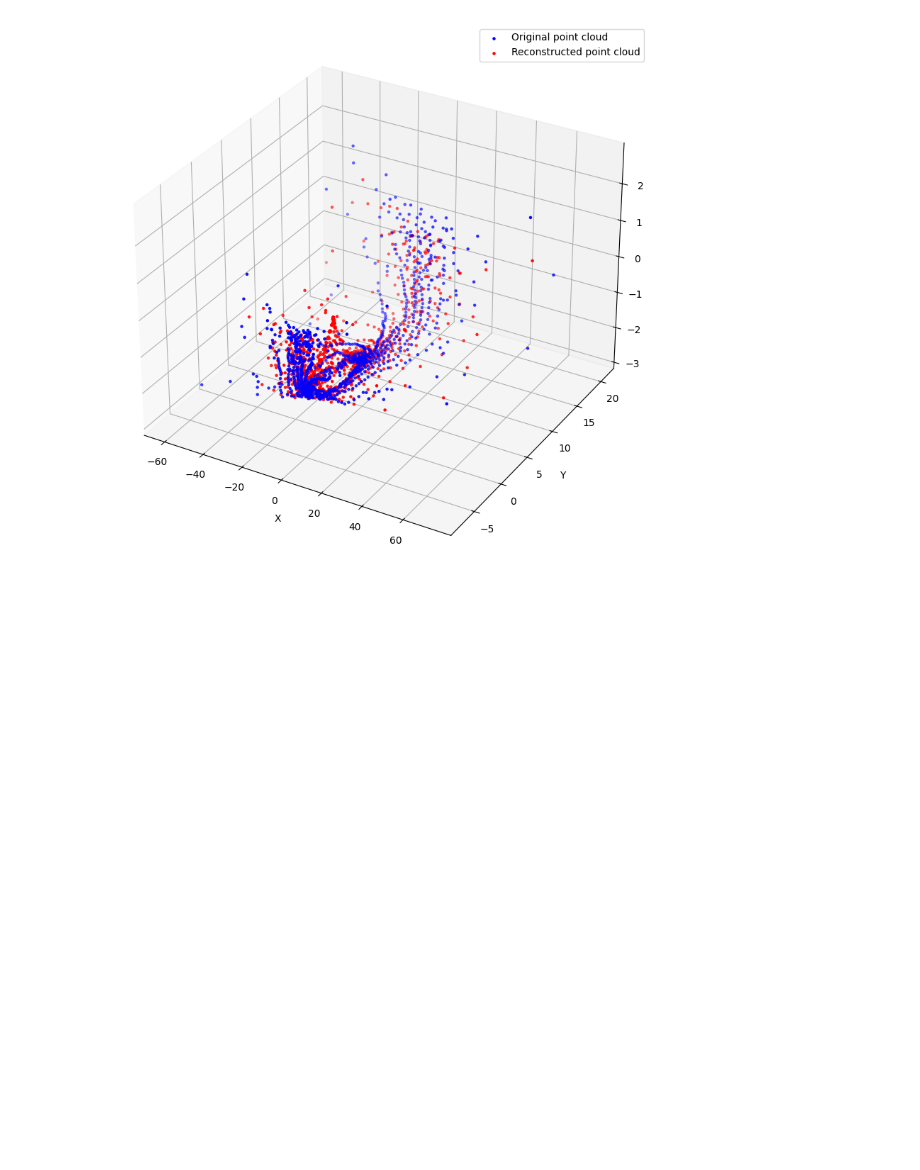
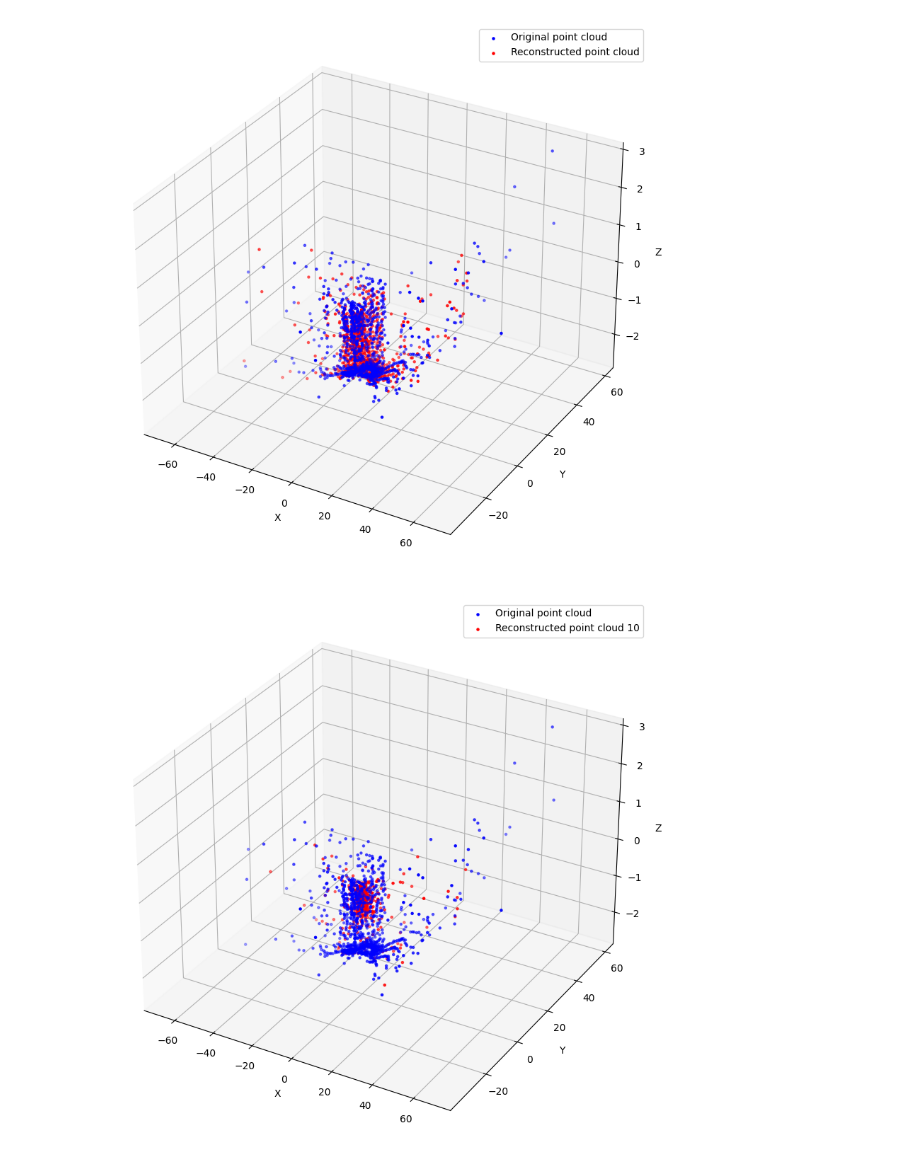
Before and after one commit to jingerchong/lidar_compressive_sensing, a Jupyter notebook: pic_compressive.ipynb, the cells around one changed output. Cells and saved outputs as stored; diff of their text form; code cells hidden in the pictures; blank space fills up the shorter version.

```diff
--- a/pic_compressive.ipynb
+++ b/pic_compressive.ipynb
@@ -130,5 +188,5 @@ def recover_l1(y, lam):
 # %%
-def compressive_sensing(img, undersampling_ratio, iter, lam, lam_decay, error_function, plot_process=True, plot_error=False):
+def compressive_sensing(img, undersampling_ratio, iter, lam, lam_decay, error_function, plot_process=True, plot_error=False, undersampling_type = "random"):
     # INPUT:
     # img - ground truth image
     # undersampling_ratio - same as in image_undersampling
@@ -143,7 +201,7 @@ def compressive_sensing(img, undersampling_ratio, iter, lam, lam_decay, error_fu
 
     err = []
     # prepare the undersampled image
-    image_undersampled = image_undersampling(img, undersampling_ratio)
+    image_undersampled = image_undersampling(img, undersampling_ratio, undersampling_type)
     image_reconstructed = image_undersampled.copy()
     if plot_process == True:
         compare_image(img, image_reconstructed, titles=['original', 'undersampled'])
@@ -195,0 +256,3 @@ depth_recon = compressive_sensing(img=depth_image, undersampling_ratio=0.5, iter
+# %%
+depth_recon_low_sampling = compressive_sensing(img=depth_image, undersampling_ratio=0.1, iter=25, lam=300, lam_decay=0.75, error_function=l1_error_function, plot_error=True)
+depth_recon_high_sampling = compressive_sensing(img=depth_image, undersampling_ratio=0.75, iter=25, lam=300, lam_decay=0.75, error_function=l1_error_function, plot_error=True)
@@ -195,0 +276,3 @@ depth_recon = compressive_sensing(img=depth_image, undersampling_ratio=0.5, iter
+# %%
+depth_recon_uniform = compressive_sensing(img=depth_image, undersampling_ratio=0.5, iter=25, lam=300, lam_decay=0.75, error_function=l1_error_function, plot_error=True, undersampling_type="uniform")
+depth_recon_entropy= compressive_sensing(img=depth_image, undersampling_ratio=0.5, iter=25, lam=300, lam_decay=0.75, error_function=l1_error_function, plot_error=True, undersampling_type="entropy")
@@ -222,3 +323,9 @@ point_cloud_recon = np.array(point_cloud_recon)
+# %%
+point_cloud_recon = depth_image_to_point_cloud(depth_recon)
+point_cloud_recon_low = depth_image_to_point_cloud(depth_recon_low_sampling)
+point_cloud_recon_high = depth_image_to_point_cloud(depth_recon_high_sampling)
+point_cloud_uniform = depth_image_to_point_cloud(depth_recon_uniform)
+point_cloud_entropy = depth_image_to_point_cloud(depth_recon_entropy)
 # %%
 def plot_point_clouds(point_clouds, titles=None, point_size=1, color_map='gray'):
     """
@@ -280,31 +387,63 @@ def plot_superimposed_point_clouds(point_clouds, labels=None, point_sizes=(5, 5)
     for i, cloud in enumerate(point_clouds):
         # Downsample points if needed for visualization
         step = max(1, cloud.shape[0] // 1000)  # Adjust to control display density
         sample_cloud = cloud[::step]
 
         # Plot with specified colors and sizes
         ax.scatter(
             sample_cloud[:, 0], sample_cloud[:, 1], sample_cloud[:, 2],
             s=point_sizes[i],
             color=colors[i],
             label=labels[i] if labels and i < len(labels) else None
         )
 
     # Set plot labels
     ax.set_xlabel('X')
     ax.set_ylabel('Y')
     ax.set_zlabel('Z')
     if labels:
         ax.legend()
 
     plt.show()
 
 # Example usage
 plot_superimposed_point_clouds(
     [point_cloud, point_cloud_recon],
     labels=["Original point cloud", "Reconstructed point cloud"],
     point_sizes=(5, 5),  # You can increase these values for larger points
     colors=('blue', 'red')
 )
+
+
+plot_superimposed_point_clouds(
+    [point_cloud, point_cloud_recon_low],
+    labels=["Original point cloud", "Reconstructed point cloud 10"],
+    point_sizes=(5, 5),  # You can increase these values for larger points
+    colors=('blue', 'red')
+)
+
+plot_superimposed_point_clouds(
+    [point_cloud, point_cloud_recon_high],
+    labels=["Original point cloud", "Reconstructed point cloud 75"],
+    point_sizes=(5, 5),  # You can increase these values for larger points
+    colors=('blue', 'red')
+)
+
+
+plot_superimposed_point_clouds(
+    [point_cloud, point_cloud_uniform],
+    labels=["Original point cloud", "Reconstructed point cloud Uniform"],
+    point_sizes=(5, 5),  # You can increase these values for larger points
+    colors=('blue', 'red')
+)
+
+
+plot_superimposed_point_clouds(
+    [point_cloud, point_cloud_entropy],
+    labels=["Original point cloud", "Reconstructed point cloud Entropy"],
+    point_sizes=(5, 5),  # You can increase these values for larger points
+    colors=('blue', 'red')
+)
 # %% [output]
-[figure, old version]
+[figure, new version]
+[figure, added]
```
Also changed, not shown: parts of 14 cells of this notebook.
